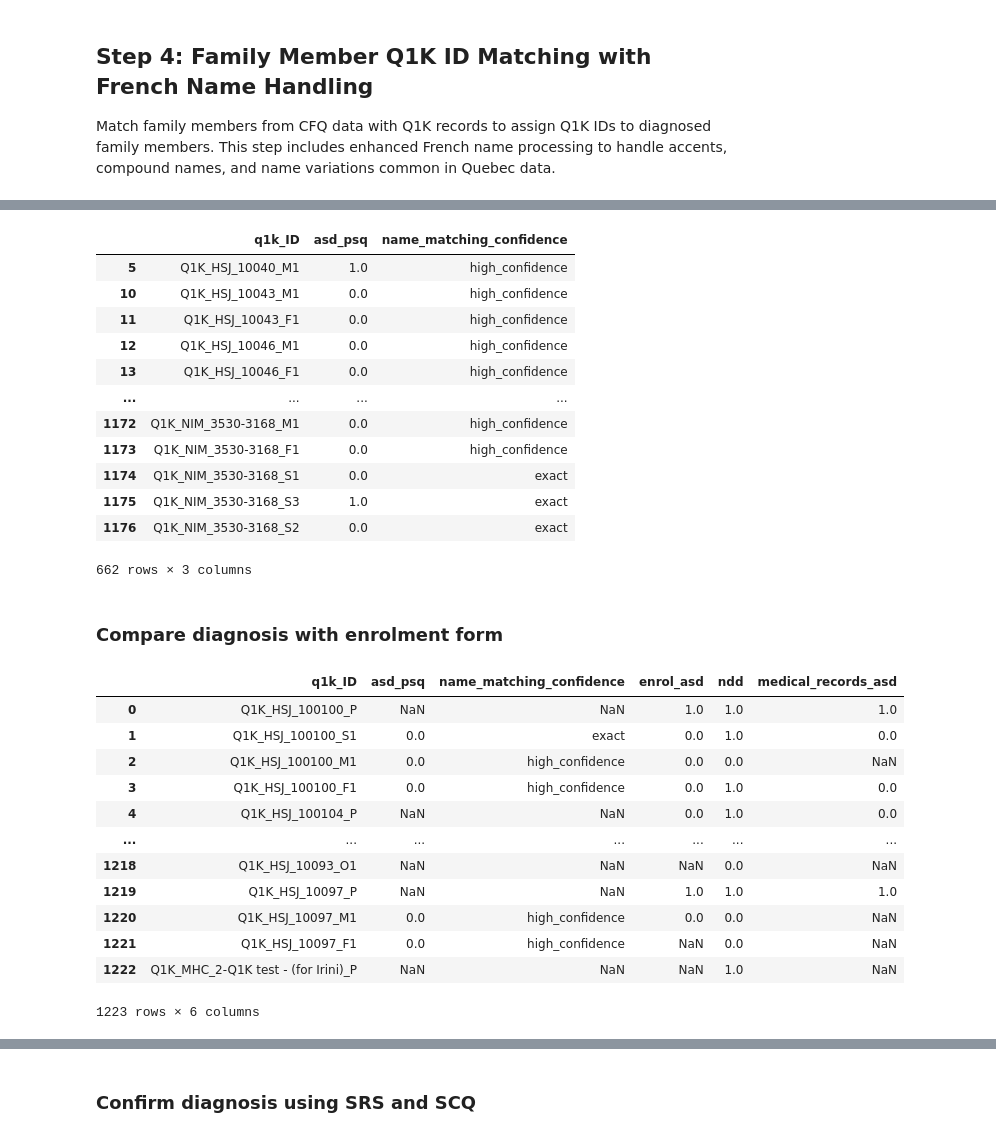
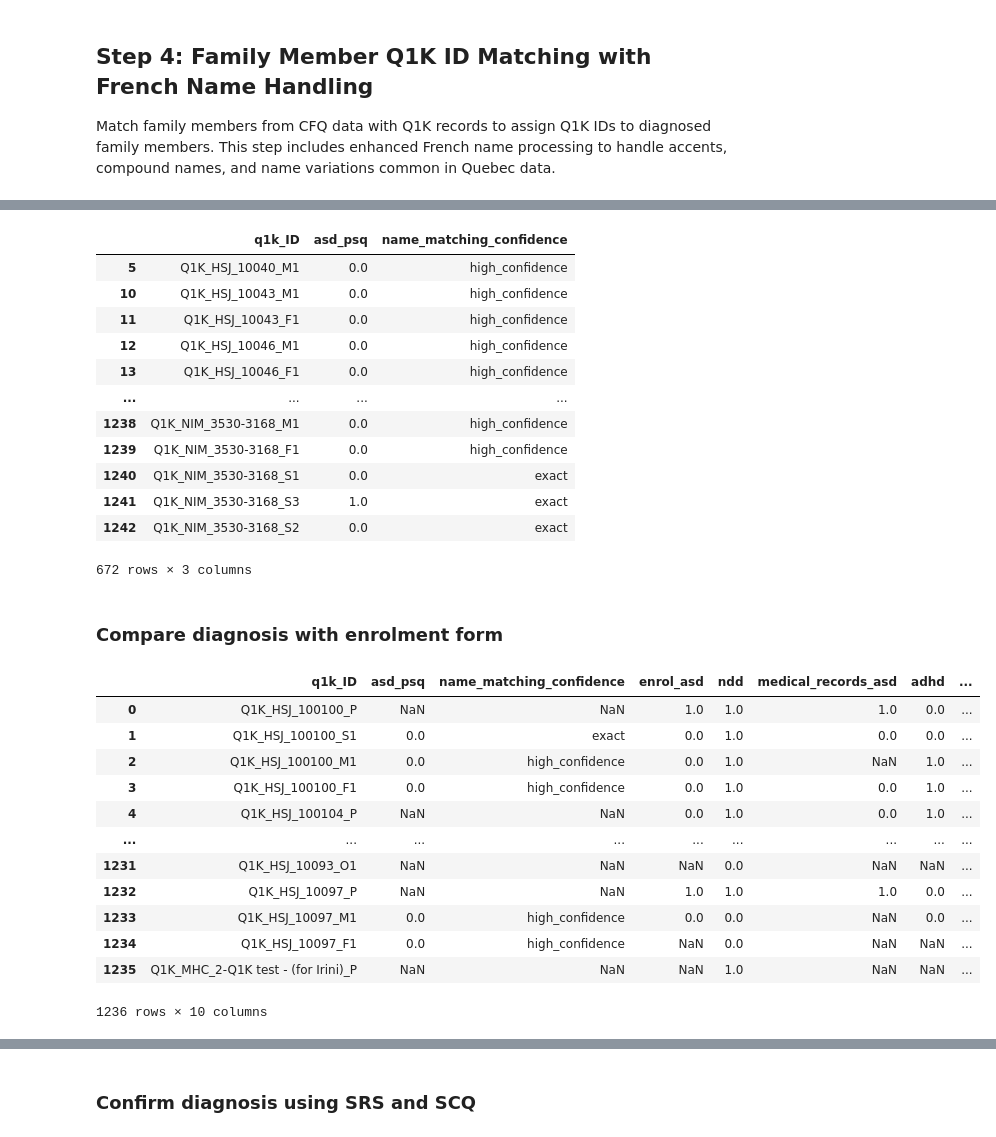
Before and after one commit to gabrielblancogomez/q1k_neurosubs, a Jupyter notebook: code/clinical/Diagnosis extraction.ipynb, the cells around one changed output, grey strips where cells are left out. Cells and saved outputs as stored; diff of their text form; code cells hidden in the pictures.

```diff
--- a/code/clinical/Diagnosis extraction.ipynb
+++ b/code/clinical/Diagnosis extraction.ipynb
@@ -59,13 +59,25 @@ demo_df
 ## Step #1: Create a list of each family member and which proband they belong to
 # %%
 fam_members = demo_df[['q1k_relative_idgenerated_1', 'q1k_rel_proband_id', 'q1k_proband_id_1','q1k_disorderdiag_1',
-                       'enr2_pro_dob', 'enr2_pro_prob_fname', "cfq_diag_asd",'ghf_asd','record_id']].drop_duplicates()
+                       'enr2_pro_dob', 'enr2_pro_prob_fname', "cfq_diag_asd",'ghf_asd',
+                       'cfq_diag_id', 'cfq_diag_fasd',
+       'cfq_diag_adhd', 'cfq_diag_ld', 'cfq_diag_lcd', 'cfq_diag_md',
+
+
+                       'record_id']].drop_duplicates()
 # Rename to q1k_ID and proband_id for clarity, dob and first name added
 fam_members = fam_members.rename(columns={'q1k_relative_idgenerated_1': 'q1k_ID','q1k_disorderdiag_1':'ndd','q1k_rel_proband_id': 'proband_id',
-                                          'enr2_pro_dob': 'dob', 'enr2_pro_prob_fname': 'first_name', 'cfq_diag_asd':"enrol_asd", 'ghf_asd':"medical_records_asd"})
+                                          'enr2_pro_dob': 'dob', 'enr2_pro_prob_fname': 'first_name', 'cfq_diag_asd':"enrol_asd",
+                                          'ghf_asd':"medical_records_asd",
+
+                                          'cfq_diag_id': 'intellectual_disability', 'cfq_diag_fasd': 'fetal_alcohol_syndrome',
+                                          'cfq_diag_adhd': 'adhd', 'cfq_diag_ld': 'learning_disability',
+                                            'cfq_diag_lcd': 'language_communication_disorder', 'cfq_diag_md': 'motor_disorder'
+                                          })
 
 # Create separate datafrane with diagnosis from enrolment form
-enrol_d=fam_members[['q1k_ID','record_id','q1k_proband_id_1', "enrol_asd",'ndd','medical_records_asd']].copy()
+enrol_d=fam_members[['q1k_ID','record_id','q1k_proband_id_1', "enrol_asd",'ndd','medical_records_asd', 'adhd',
+                     'learning_disability', 'language_communication_disorder', 'motor_disorder']].copy()
 
 # Drop the record_id column as it's not needed
 fam_members = fam_members.drop(columns=['record_id'])
@@ -597,18 +610,18 @@ high_confidence_final = high_confidence_final.rename(columns={
 high_confidence_final
 # %% [output]
 |  | q1k_ID | asd_psq | name_matching_confidence |
-| 5 | Q1K_HSJ_10040_M1 | 1.0 | high_confidence |
+| 5 | Q1K_HSJ_10040_M1 | 0.0 | high_confidence |
 | 10 | Q1K_HSJ_10043_M1 | 0.0 | high_confidence |
 | 11 | Q1K_HSJ_10043_F1 | 0.0 | high_confidence |
 | 12 | Q1K_HSJ_10046_M1 | 0.0 | high_confidence |
 | 13 | Q1K_HSJ_10046_F1 | 0.0 | high_confidence |
 | ... | ... | ... | ... |
-| 1172 | Q1K_NIM_3530-3168_M1 | 0.0 | high_confidence |
-| 1173 | Q1K_NIM_3530-3168_F1 | 0.0 | high_confidence |
-| 1174 | Q1K_NIM_3530-3168_S1 | 0.0 | exact |
-| 1175 | Q1K_NIM_3530-3168_S3 | 1.0 | exact |
-| 1176 | Q1K_NIM_3530-3168_S2 | 0.0 | exact |
+| 1238 | Q1K_NIM_3530-3168_M1 | 0.0 | high_confidence |
+| 1239 | Q1K_NIM_3530-3168_F1 | 0.0 | high_confidence |
+| 1240 | Q1K_NIM_3530-3168_S1 | 0.0 | exact |
+| 1241 | Q1K_NIM_3530-3168_S3 | 1.0 | exact |
+| 1242 | Q1K_NIM_3530-3168_S2 | 0.0 | exact |
-662 rows × 3 columns
+672 rows × 3 columns
 # %%
 # Save the cleaned dataframe
 high_conf_file = "C:/Users/gabot/OneDrive - McGill University/Desktop/github_repos/q1k_neurosubs/outputs/demographics/sibling_diagnosis_family_quest.csv"
@@ -618,24 +631,25 @@ high_confidence_final.to_csv(high_conf_file, index=False)
 # %%
 # Combine enrolment diagnosis with matched diagnosis
 enrol_d['q1k_ID'] = enrol_d['q1k_ID'].astype(str)
 high_confidence_final['q1k_ID'] = high_confidence_final['q1k_ID'].astype(str)
 
-combined_diagnosis = pd.merge(high_confidence_final, enrol_d[['q1k_ID', 'enrol_asd', 'ndd', 'medical_records_asd']], on='q1k_ID', how='right')
+combined_diagnosis = pd.merge(high_confidence_final, enrol_d[['q1k_ID', 'enrol_asd', 'ndd', 'medical_records_asd', 'adhd',
+                     'learning_disability', 'language_communication_disorder', 'motor_disorder']], on='q1k_ID', how='right')
 combined_diagnosis
 # %% [output]
-|  | q1k_ID | asd_psq | name_matching_confidence | enrol_asd | ndd | medical_records_asd |
-| 0 | Q1K_HSJ_100100_P | NaN | NaN | 1.0 | 1.0 | 1.0 |
-| 1 | Q1K_HSJ_100100_S1 | 0.0 | exact | 0.0 | 1.0 | 0.0 |
-| 2 | Q1K_HSJ_100100_M1 | 0.0 | high_confidence | 0.0 | 0.0 | NaN |
-| 3 | Q1K_HSJ_100100_F1 | 0.0 | high_confidence | 0.0 | 1.0 | 0.0 |
-| 4 | Q1K_HSJ_100104_P | NaN | NaN | 0.0 | 1.0 | 0.0 |
-| ... | ... | ... | ... | ... | ... | ... |
-| 1218 | Q1K_HSJ_10093_O1 | NaN | NaN | NaN | 0.0 | NaN |
-| 1219 | Q1K_HSJ_10097_P | NaN | NaN | 1.0 | 1.0 | 1.0 |
-| 1220 | Q1K_HSJ_10097_M1 | 0.0 | high_confidence | 0.0 | 0.0 | NaN |
-| 1221 | Q1K_HSJ_10097_F1 | 0.0 | high_confidence | NaN | 0.0 | NaN |
-| 1222 | Q1K_MHC_2-Q1K test - (for Irini)_P | NaN | NaN | NaN | 1.0 | NaN |
+|  | q1k_ID | asd_psq | name_matching_confidence | enrol_asd | ndd | medical_records_asd | adhd | ... |
+| 0 | Q1K_HSJ_100100_P | NaN | NaN | 1.0 | 1.0 | 1.0 | 0.0 | ... |
+| 1 | Q1K_HSJ_100100_S1 | 0.0 | exact | 0.0 | 1.0 | 0.0 | 0.0 | ... |
+| 2 | Q1K_HSJ_100100_M1 | 0.0 | high_confidence | 0.0 | 1.0 | NaN | 1.0 | ... |
+| 3 | Q1K_HSJ_100100_F1 | 0.0 | high_confidence | 0.0 | 1.0 | 0.0 | 1.0 | ... |
+| 4 | Q1K_HSJ_100104_P | NaN | NaN | 0.0 | 1.0 | 0.0 | 1.0 | ... |
+| ... | ... | ... | ... | ... | ... | ... | ... | ... |
+| 1231 | Q1K_HSJ_10093_O1 | NaN | NaN | NaN | 0.0 | NaN | NaN | ... |
+| 1232 | Q1K_HSJ_10097_P | NaN | NaN | 1.0 | 1.0 | 1.0 | 0.0 | ... |
+| 1233 | Q1K_HSJ_10097_M1 | 0.0 | high_confidence | 0.0 | 0.0 | NaN | 0.0 | ... |
+| 1234 | Q1K_HSJ_10097_F1 | 0.0 | high_confidence | NaN | 0.0 | NaN | NaN | ... |
+| 1235 | Q1K_MHC_2-Q1K test - (for Irini)_P | NaN | NaN | NaN | 1.0 | NaN | NaN | ... |
-1223 rows × 6 columns
+1236 rows × 10 columns
 # %%
 # Create column to indicate if enrolment ASD matches matched ASD
 combined_diagnosis['asd_match'] = combined_diagnosis.apply(lambda row:
```
Also changed, not shown: parts of 23 cells of this notebook.
